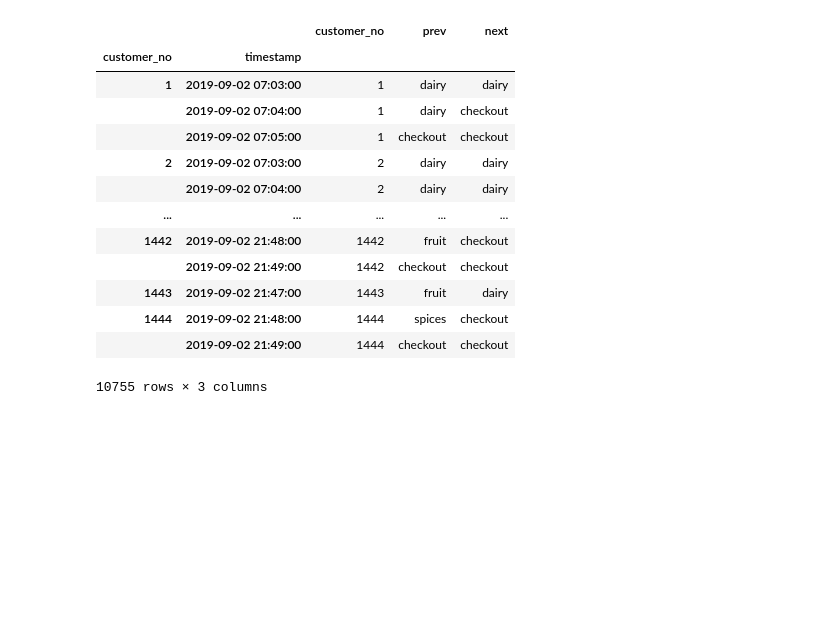
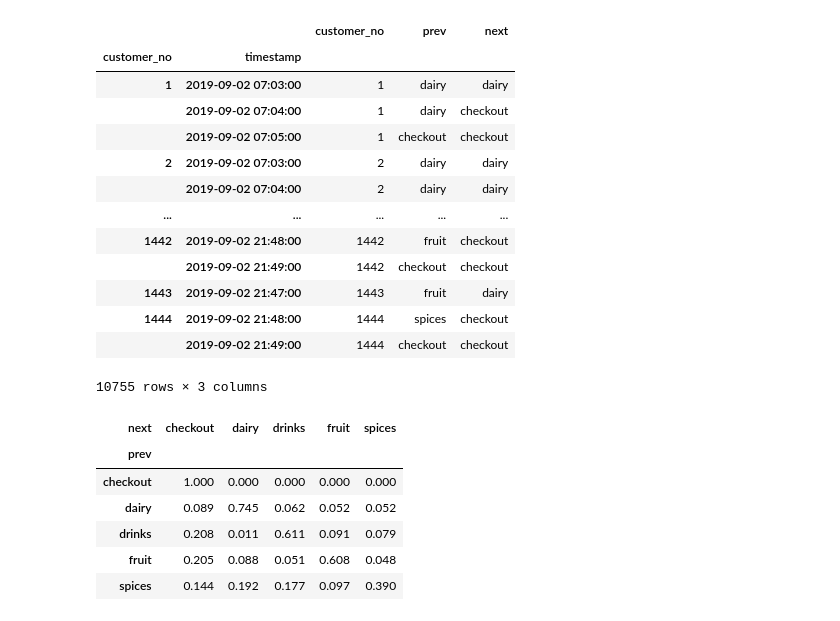
Before and after one commit to lau-b/doodl-supermarket, a Jupyter notebook: exploratory_analysis.ipynb, the cells around one changed output. Cells and saved outputs as stored; diff of their text form; code cells hidden in the pictures; blank space fills up the shorter version.

Commit message:
add probability matrix

```diff
--- a/exploratory_analysis.ipynb
+++ b/exploratory_analysis.ipynb
@@ -148,3 +148,14 @@ resDF
 | 1444 | 2019-09-02 21:48:00 | 1444 | spices | checkout |
 |  | 2019-09-02 21:49:00 | 1444 | checkout | checkout |
 10755 rows × 3 columns
+# %%
+prob_matrix = pd.crosstab(resDF['prev'], resDF['next'], normalize=0).round(3)
+prob_matrix
+# %% [output]
+| next | checkout | dairy | drinks | fruit | spices |
+| prev |  |  |  |  |  |
+| checkout | 1.000 | 0.000 | 0.000 | 0.000 | 0.000 |
+| dairy | 0.089 | 0.745 | 0.062 | 0.052 | 0.052 |
+| drinks | 0.208 | 0.011 | 0.611 | 0.091 | 0.079 |
+| fruit | 0.205 | 0.088 | 0.051 | 0.608 | 0.048 |
+| spices | 0.144 | 0.192 | 0.177 | 0.097 | 0.390 |
```
